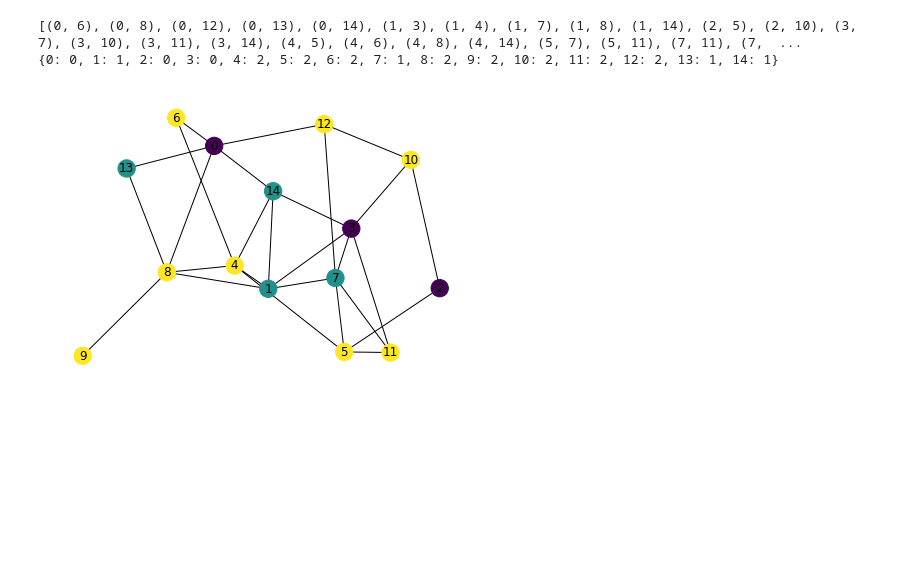
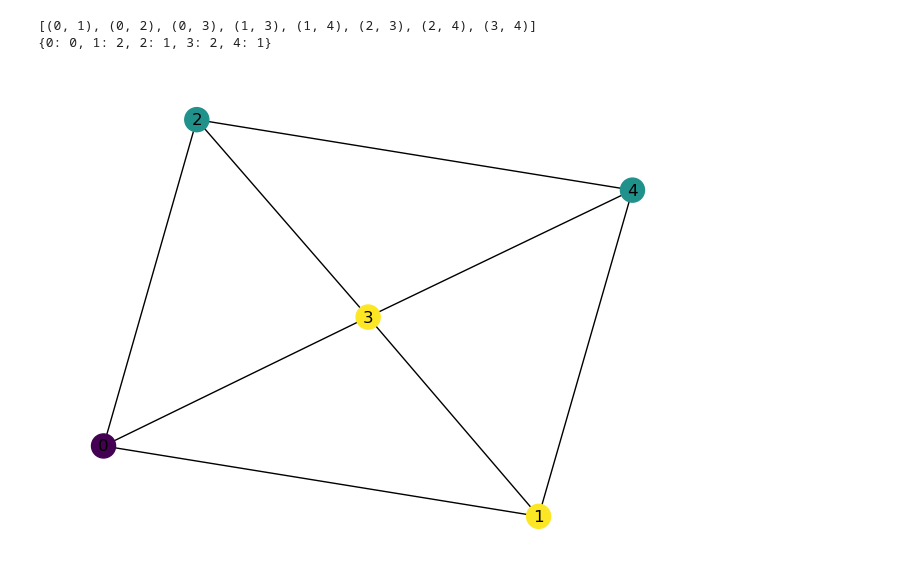
Before and after one commit to 1-0-GO/Coevolutionary-dynamics-of-opinions-and-networks--From-diversity-to-uniformity, a Jupyter notebook: simulation.ipynb, the cells around one changed output. Cells and saved outputs as stored; diff of their text form; code cells hidden in the pictures; blank space fills up the shorter version.

```diff
--- a/simulation.ipynb
+++ b/simulation.ipynb
@@ -1,12 +1,17 @@
 # %%
 import networkx as nx
 import numpy as np
+log = True
 # %%
-def get_neighbor_opinion_distribution(G, node):
+def get_neighbor_opinion_distribution(G, node, exclude = None):
+    """
+    Return bin count of the opinions of the neighbors
+    """
     count = {}
     for neigh in nx.neighbors(G, node):
         opinion = G.nodes[neigh]['opinion']
-        count[opinion] = count.get(opinion, 0) + 1
+        if opinion != exclude:
+            count[opinion] = count.get(opinion, 0) + 1
     return count
 # %%
 def get_majority_opinion(G, node):
@@ -63,11 +82,15 @@ def rewire(G, node, phi):
 class Simulation:
     def __init__(self, N=15, avg_degree=5, p=0.5, phi=0.5, G=3):
         self.N = N
+        self.k = avg_degree
         self.p = p
         self.phi = phi
         self.G = G
         self.time = 0
+        self.stall = 0
+        self.stall_bin = {}
         self.graph = nx.gnp_random_graph(N, avg_degree/N)
+        self.status = 0
         # Guarantee initial graph is connected
         i = 0
         while(not nx.is_connected(self.graph)):
@@ -92,14 +115,24 @@ class Simulation:
         rule = np.random.binomial(1, self.p)
         # choose a random node to apply the rule to
         node = np.random.choice(nx.nodes(self.graph))
+        error_code = 0
         # rule==1 -> Apply majority preference rule to node
         if rule == 1:
             maj_opinion = get_majority_opinion(self.graph, node)
+            if log:
+                prev_opinion = self.graph.nodes[node]['opinion']
+                print('MP for node {} -> prev_opinion:{}, curr_opinion:{}'.format(node, prev_opinion, maj_opinion))
             self.graph.nodes[node]['opinion'] = maj_opinion
         # rule==0 -> Apply minority avoidance rule to node
         else:
-           rewire(self.graph, node, self.phi)
-        self.time += 1
+           error_code = rewire(self.graph, node, self.phi)
+        if not error_code:
+            self.time += 1
+        # error_code 1 means the node doesn't have neighbors with an opinion different than his
+        # so it's no problem since it just means the node converged already
+        elif error_code != 1:
+            self.stall += 1
+            self.stall_bin[error_code] = self.stall_bin.get(error_code, 0) + 1
     def stop_condition(self):
         """
         When we reach the consensus state we can stop the simulation, i.e., when each individuals
@@ -113,19 +146,32 @@ class Simulation:
                 agrees_with_majority(node)
                 for node in nx.nodes(self.graph)
              )
+    def run(self):
+        if self.status:
+            return self.status
+        while(not self.stop_condition()):
+            self.step()
+            # Here we expect more stalls with more nodes, less connectedness and
+            # larger phi (since a larger phi means we are constraining who we can connect to).
+            # If the stalls are much larger than the time we stop the simulation with an error.
+            if self.stall >= 20 + self.time * (self.phi + 1) * np.log2(self.N) / self.k:
+                self.status = -1
+                return 1
+        self.status = 1
+        return 0
 # %%
 def draw(G):
     nx.draw(G, with_labels= True, node_color=list(nx.get_node_attributes(G, "opinion").values()))
 # %%
-simul = Simulation(N=15, avg_degree=4)
+simul = Simulation(N = 5, avg_degree = 4, p=0)
 G = simul.graph
 print(simul.graph.edges)
 print(nx.get_node_attributes(G, "opinion"))
 draw(G)
 # %% [output]
-[(0, 6), (0, 8), (0, 12), (0, 13), (0, 14), (1, 3), (1, 4), (1, 7), (1, 8), (1, 14), (2, 5), (2, 10), (3, 7), (3, 10), (3, 11), (3, 14), (4, 5), (4, 6), (4, 8), (4, 14), (5, 7), (5, 11), (7, 11), (7,  ...
-{0: 0, 1: 1, 2: 0, 3: 0, 4: 2, 5: 2, 6: 2, 7: 1, 8: 2, 9: 2, 10: 2, 11: 2, 12: 2, 13: 1, 14: 1}
+[(0, 1), (0, 2), (0, 3), (1, 3), (1, 4), (2, 3), (2, 4), (3, 4)]
+{0: 0, 1: 2, 2: 1, 3: 2, 4: 1}
-[figure, old version]
+[figure, new version]
 # %%
 for _ in range(5) :
     simul.step()
```
Also changed, not shown: parts of 4 cells of this notebook.
